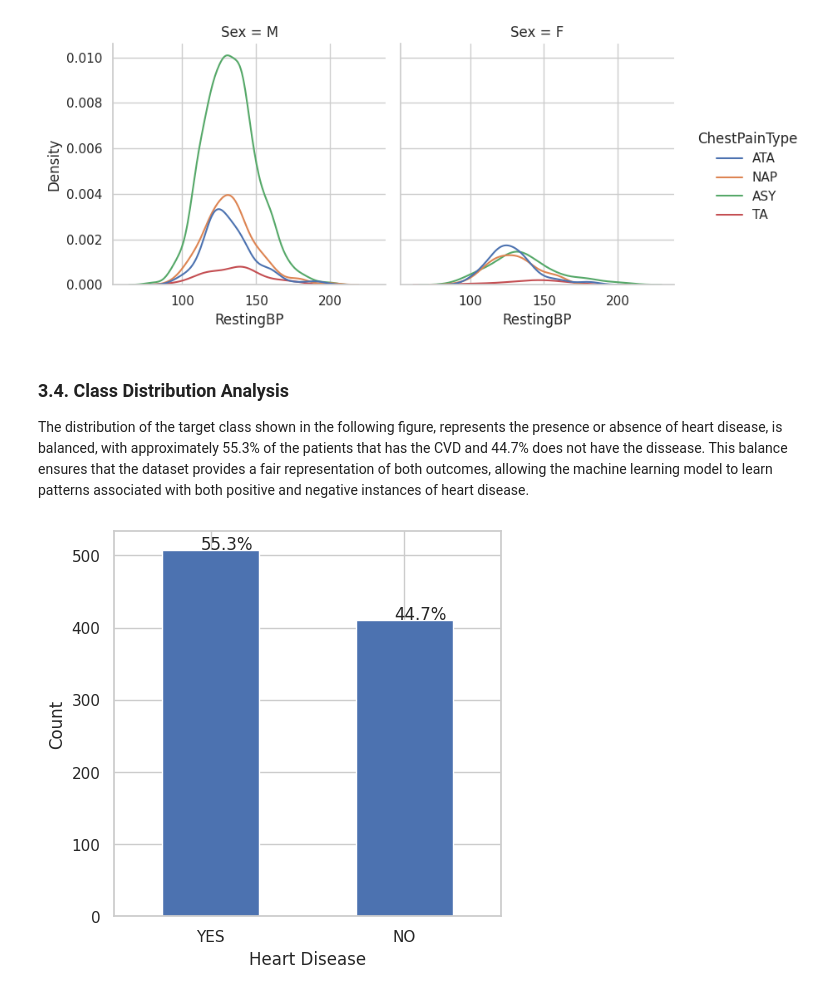
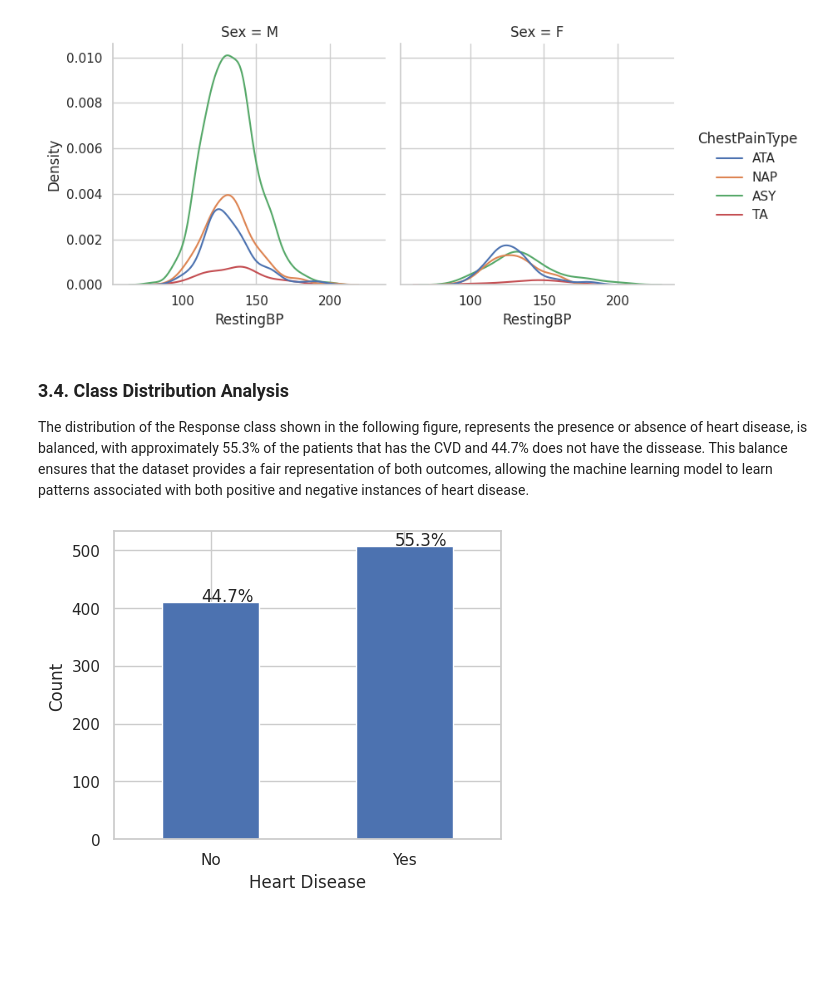
Before and after one commit to jrakhshanda55/Ausaf_ML, a Jupyter notebook: project1.ipynb, the cells around one changed output. Drawn from its saved outputs; the diff is of its cells as text; code cells hidden in the pictures; blank space fills up the shorter version.

```diff
--- a/project1.ipynb
+++ b/project1.ipynb
@@ -269,7 +245,7 @@ Maximum BP reported in dataset is: 200 mm HG
 # %% [markdown]
 From this dataset, we can infer that the resting BP data is highly imbalanced because for each patient, both systolic and diastolic BP are measured at the same time. So, we can assume that the RestingBP dataset only represents systolic blood pressure. Thus we will create another boolean column for diastoloc BP if RestingBP values is less than or equal to 100.
 # %%
-df['DiastolicBP'] = np.where(df['RestingBP'] <=100, 1,0)
+df['DiastolicBP'] = np.where(df['RestingBP'] <=100,'Y','N' )
 df.sample(5)
 # %% [output]
 |  | Age | Sex | ChestPainType | RestingBP | Cholesterol | FastingBS | RestingECG | MaxHR | ... |
@@ -318,0 +318,8 @@ plt.show()
+# %%
+#Correlation with Response Variable class
+X = df.drop(['HeartDisease'], axis=1)
+y = df['HeartDisease']
+X.corrwith(y).plot.bar(figsize=(16, 4), rot=90, grid=True)
+plt.title('Correlation with heart Disease',fontsize=20)
+plt.xticks(rotation=0)
+plt.show()
@@ -318,0 +347,6 @@ plt.show()
+# %%
+dff = df.copy()
+dff['HeartDisease'] = dff['HeartDisease'].replace({0: 'NO', 1: 'YES'})
+numerical_features = dff[['Age', 'RestingBP', 'Cholesterol', 'MaxHR', 'Oldpeak','HeartDisease']]
+sns.pairplot(numerical_features, hue="HeartDisease",height=2,aspect=0.7)
+plt.show()
@@ -318,0 +357,20 @@ plt.show()
+# %%
+categorical_features = ['Sex', 'ChestPainType', 'FastingBS', 'RestingECG', 'ExerciseAngina', 'ST_Slope']
+fig, axes = plt.subplots(2, 3, figsize=(14, 7), gridspec_kw={'hspace': 0.5})
+axes = axes.flatten()
+for ax, col in zip(axes, categorical_features):
+    sns.countplot(x=col, data=dff, hue='HeartDisease', dodge=True, ax=ax)
+    ax.get_legend().remove()
+    ax.set(ylabel='')
+
+    # Add percentages on top of each bar
+    for p in ax.patches:
+        height = p.get_height()
+        ax.annotate(f'{100 * height / len(dff[col]):.1f}%', (p.get_x() + p.get_width() / 2., height),
+                    ha='center', va='center', fontsize=8, color='black', xytext=(0, 5),
+                    textcoords='offset points')
+
+handles, labels = ax.get_legend_handles_labels()
+fig.legend(handles, labels, loc='upper right', ncol=3, bbox_to_anchor=(0.78, 1), frameon=False)
+fig.suptitle('Distribution of Heart Disease')
+plt.show()
@@ -333,19 +393,19 @@ plt.show()
 [figure]
 # %% [markdown]
 ### 3.4. Class Distribution Analysis
-The distribution of the target class shown in the following figure, represents the presence or absence of heart disease, is balanced, with approximately 55.3% of the patients that has the CVD and 44.7% does not have the dissease. This balance ensures that the dataset provides a fair representation of both outcomes, allowing the machine learning model to learn patterns associated with both positive and negative instances of heart disease.
+The distribution of the Response class shown in the following figure, represents the presence or absence of heart disease, is balanced, with approximately 55.3% of the patients that has the CVD and 44.7% does not have the dissease. This balance ensures that the dataset provides a fair representation of both outcomes, allowing the machine learning model to learn patterns associated with both positive and negative instances of heart disease.
 # %%
-plt.figure(figsize=(5, 5))
-ax = dff.HeartDisease.value_counts().plot(kind='bar')
+plt.figure(figsize=(5, 4))
+ax = df['HeartDisease'].value_counts().sort_index().plot(kind='bar')
 for p in ax.patches:
-    percentage = '{:.1f}%'.format(100 * p.get_height() / len(dff))
+    percentage = '{:.1f}%'.format(100 * p.get_height() / len(df))
     x = p.get_x() + p.get_width() / 2 - 0.05
     y = p.get_height() + 1
     ax.annotate(percentage, (x, y), fontsize=12)
 
-plt.xticks(rotation=0)
+plt.xticks(ticks=[0, 1],labels=['No', 'Yes'],rotation=0)
 plt.xlabel('Heart Disease')
 plt.ylabel('Count')
 plt.show()
 # %% [output]
-[figure, old version]
+[figure, new version]
```
Also changed, not shown: parts of 23 cells of this notebook.
